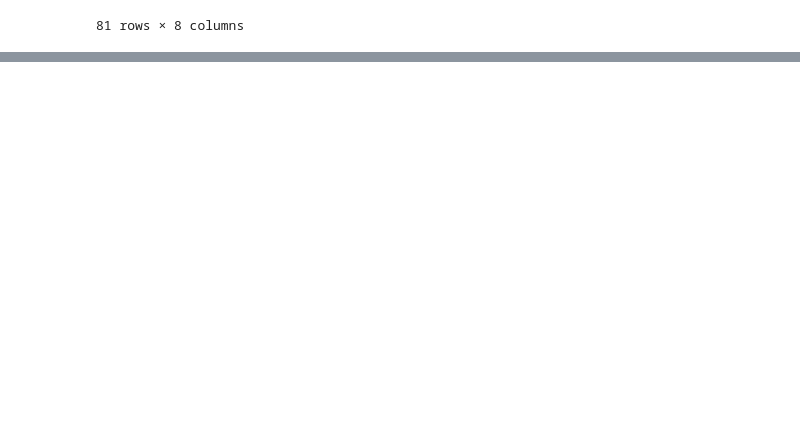
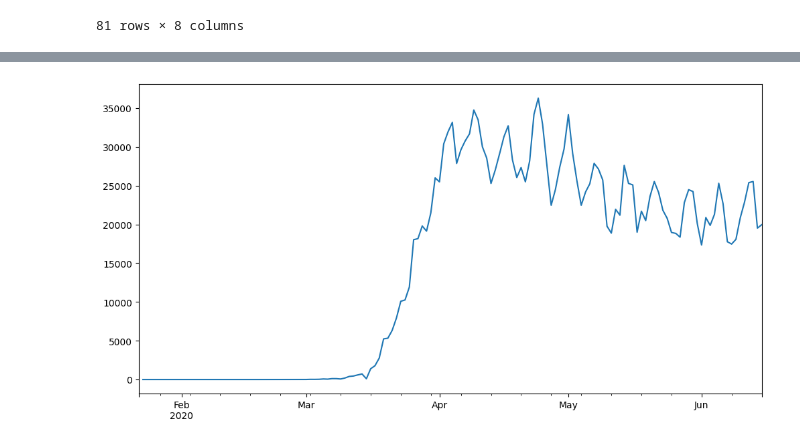
Before and after one commit to leylatulu/AdaLovelaceAcademy, a Jupyter notebook: week-2-exercise.ipynb, the cells around one changed output, grey strips where cells are left out. Drawn from its saved outputs; the diff is of its cells as text; code cells hidden in the pictures; blank space fills up the shorter version.

```diff
--- a/week-2-exercise.ipynb
+++ b/week-2-exercise.ipynb
@@ -290,0 +479,5 @@ deaths_gb
+# %%
+df_us[df_us.index.year==2020]['new_infected'].plot()
+plt.show()
+# %% [output]
+[figure, added]
```
Also changed, not shown: parts of 49 cells of this notebook.
